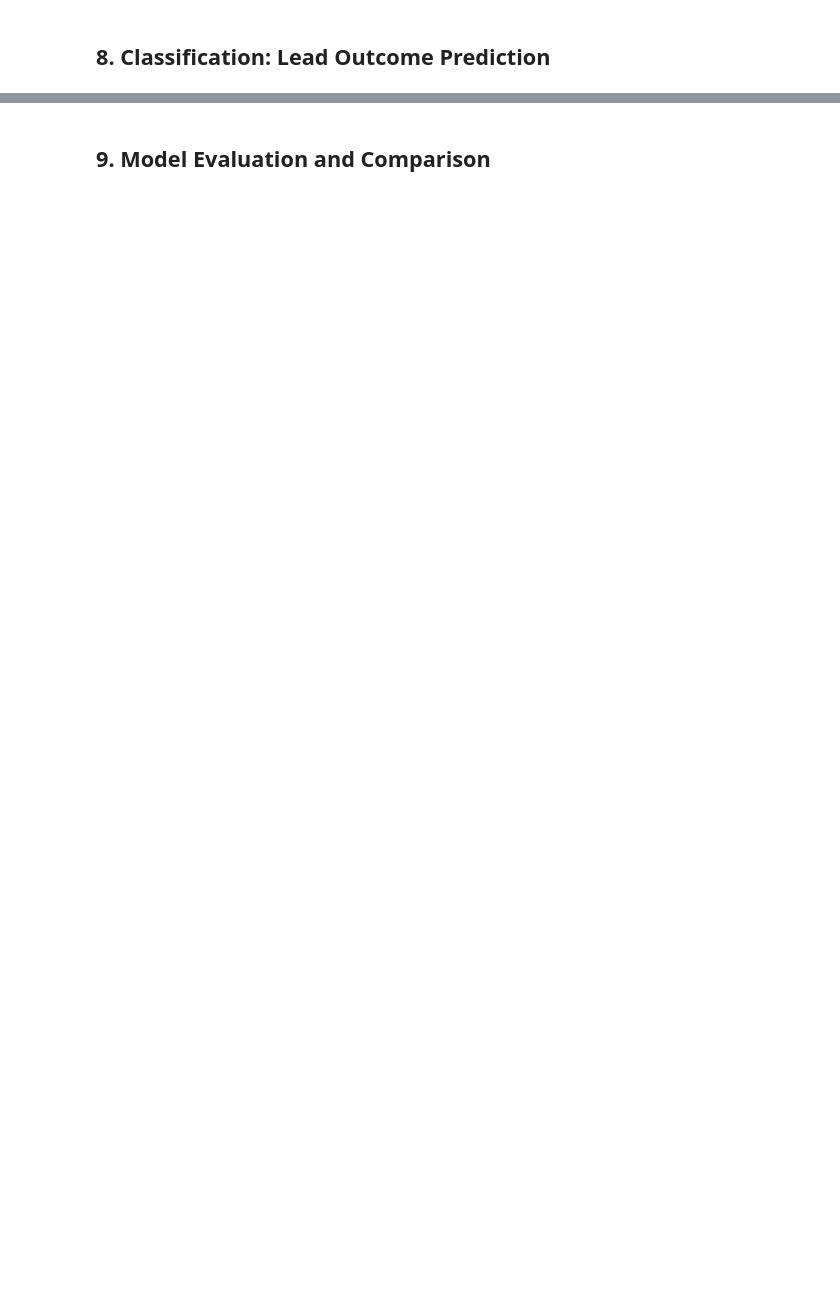
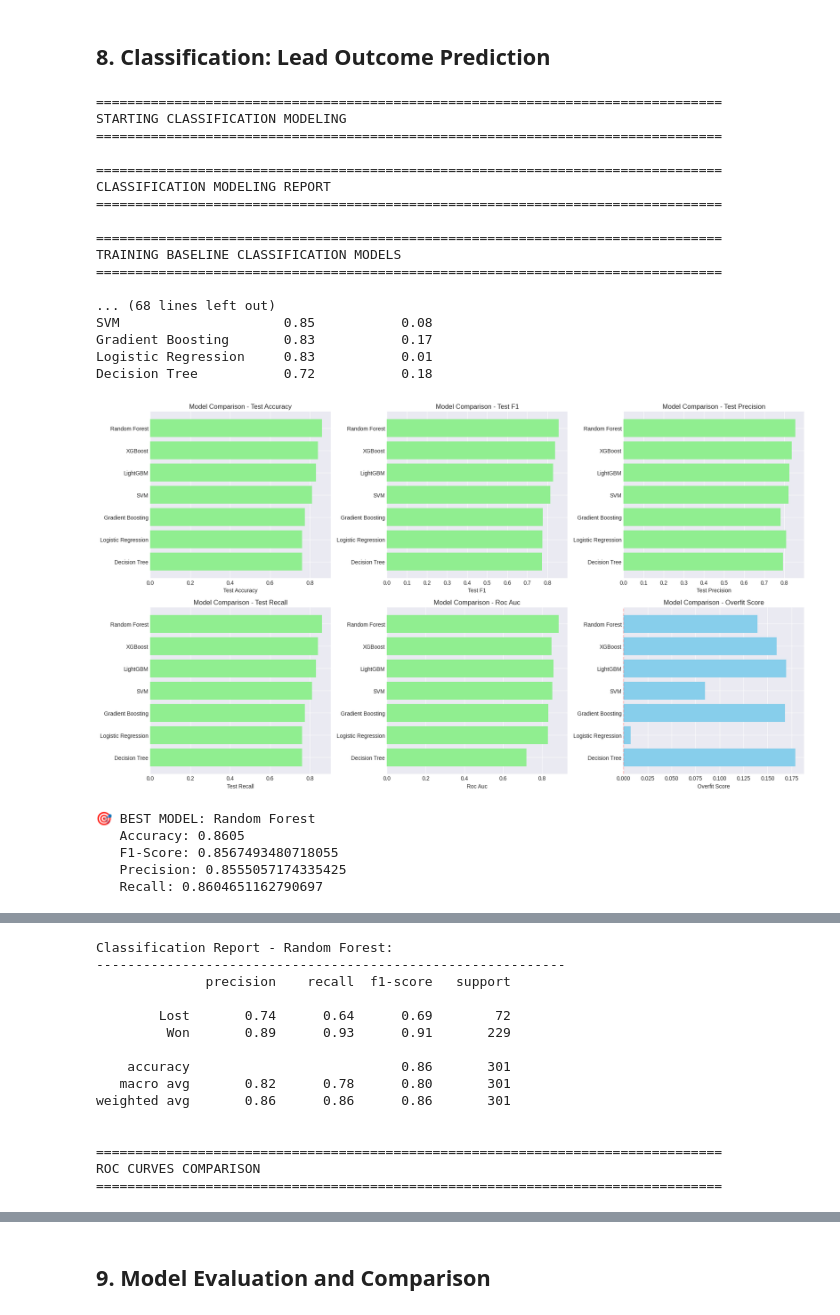
Before and after one commit to Shyams728/copper_ml_project, a Jupyter notebook: copper_modeling_final.ipynb, the cells around one changed output, grey strips where cells are left out. Cells and saved outputs as stored; diff of their text form; code cells hidden in the pictures; blank space fills up the shorter version.

Commit message:
final working model

```diff
--- a/copper_modeling_final.ipynb
+++ b/copper_modeling_final.ipynb
@@ -2754,32 +2874,56 @@ class ClassificationModeler:
         print("2. Implement decision threshold adjustment based on cost-benefit analysis")
         print("3. Create ensemble of top-performing models")
         print("4. Monitor model performance over time with new data")
 
         return {
             'comparison': comparison_df,
             'best_model': self.best_model,
             'feature_importance': importance_df,
             'confusion_matrix': cm if 'cm' in locals() else None
         }
 
 # Import required metrics
 from sklearn.metrics import roc_curve, auc, classification_report
 
 # Initialize and run classification modeling
 print("\n" + "="*80)
 print("STARTING CLASSIFICATION MODELING")
 print("="*80)
 
 cls_modeler = ClassificationModeler(
-    X_train_cls_pca, X_test_cls_pca,
-    y_train_cls_res, y_test_cls
+    preparer.X_train_cls, preparer.X_test_cls, # Use the resampled X_train and X_test from preparer's internal state
+    preparer.y_train_cls, y_test_cls
 )
 
 classification_report = cls_modeler.generate_classification_report()
 
 # Save the best classification model
 if cls_modeler.best_model:
     cls_modeler.save_model(
         cls_modeler.best_model['name'],
         'best_classification_model.pkl'
     )
+# %% [output]
+================================================================================
+STARTING CLASSIFICATION MODELING
+================================================================================
+
+================================================================================
+CLASSIFICATION MODELING REPORT
+================================================================================
+
+================================================================================
+TRAINING BASELINE CLASSIFICATION MODELS
+================================================================================
+
+... (68 lines left out)
+SVM                     0.85           0.08
+Gradient Boosting       0.83           0.17
+Logistic Regression     0.83           0.01
+Decision Tree           0.72           0.18
+[figure, added]
+🎯 BEST MODEL: Random Forest
+   Accuracy: 0.8605
+   F1-Score: 0.8567493480718055
+   Precision: 0.8555057174335425
+   Recall: 0.8604651162790697
@@ -2785,0 +2931,15 @@ if cls_modeler.best_model:
+Classification Report - Random Forest:
+------------------------------------------------------------
+              precision    recall  f1-score   support
+
+        Lost       0.74      0.64      0.69        72
+         Won       0.89      0.93      0.91       229
+
+    accuracy                           0.86       301
+   macro avg       0.82      0.78      0.80       301
+weighted avg       0.86      0.86      0.86       301
+
+
+================================================================================
+ROC CURVES COMPARISON
+================================================================================
```
Also changed, not shown: parts of 11 cells of this notebook.
